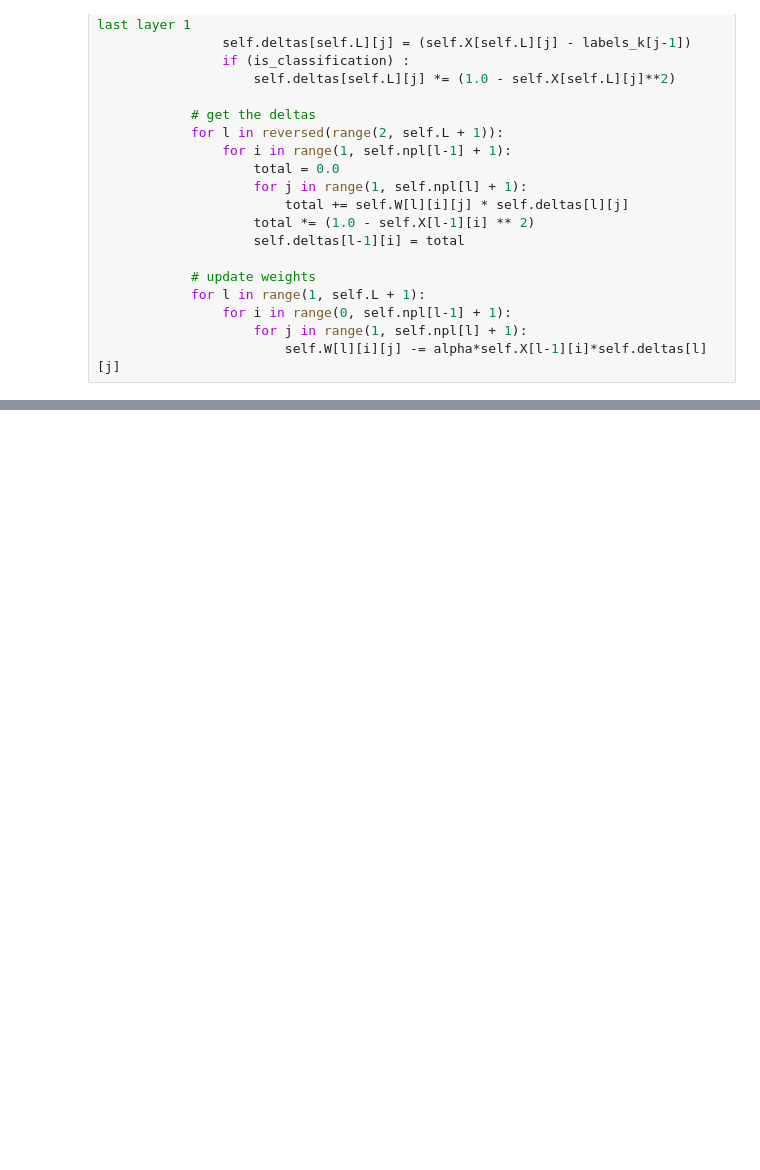
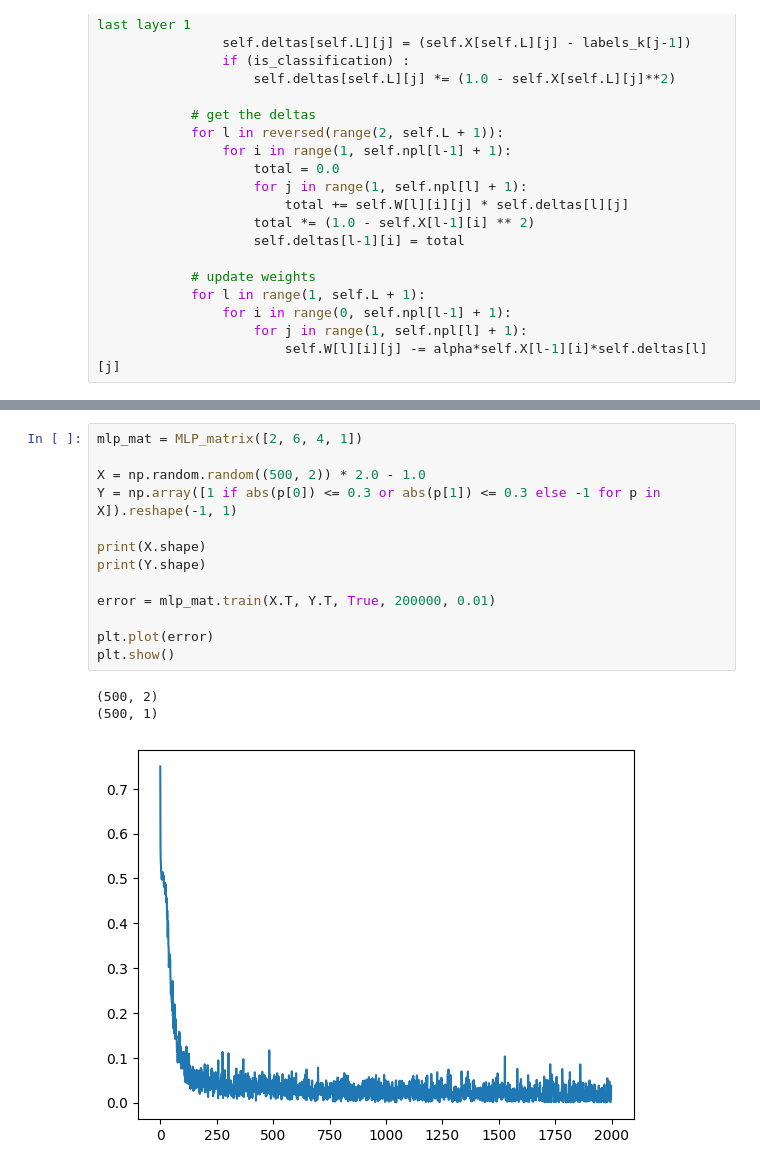
Before and after one commit to xaxam2001/Snake, a Jupyter notebook: python-test-folder/MLP.ipynb, the cells around one changed output, grey strips where cells are left out. Saved outputs shown, nothing was run; the diff lists cells and outputs as text; blank space fills up the shorter version.

```diff
--- a/python-test-folder/MLP.ipynb
+++ b/python-test-folder/MLP.ipynb
@@ -256,0 +332,17 @@ for col in range(xor_inputs.shape[1]):
+# %%
+mlp_mat = MLP_matrix([2, 6, 4, 1])
+
+X = np.random.random((500, 2)) * 2.0 - 1.0
+Y = np.array([1 if abs(p[0]) <= 0.3 or abs(p[1]) <= 0.3 else -1 for p in X]).reshape(-1, 1)
+
+print(X.shape)
+print(Y.shape)
+
+error = mlp_mat.train(X.T, Y.T, True, 200000, 0.01)
+
+plt.plot(error)
+plt.show()
+# %% [output]
+(500, 2)
+(500, 1)
+[figure, added]
```
Also changed, not shown: parts of 15 cells of this notebook.
